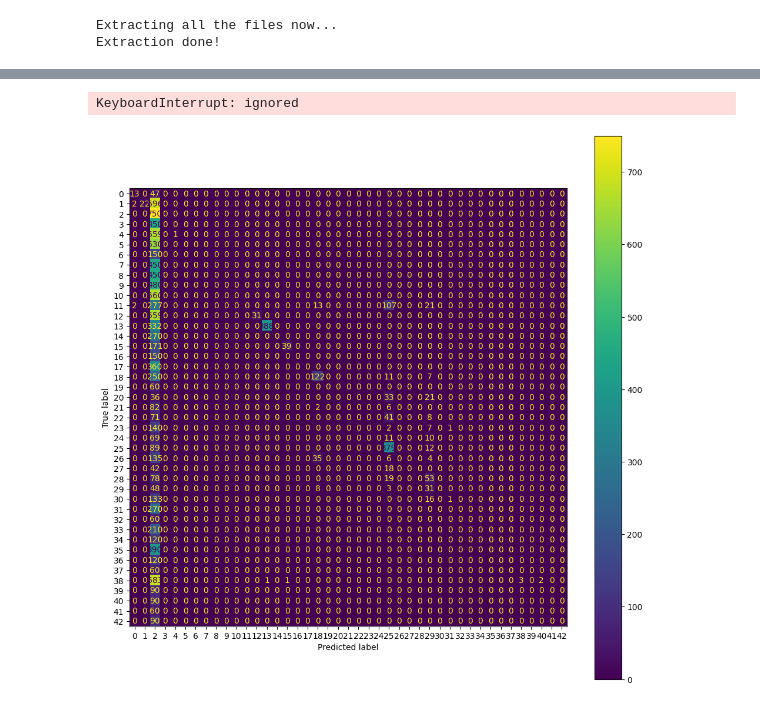
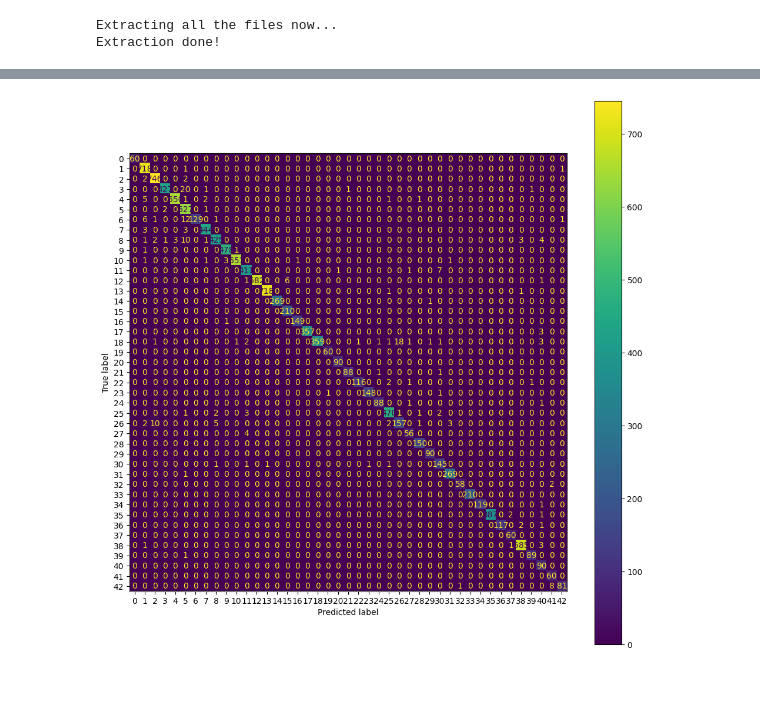
Before and after one commit to Kurtiadam/GTSRB, a Jupyter notebook: GTSRB.ipynb, the cells around one changed output, grey strips where cells are left out. Saved outputs shown, nothing was run; the diff lists cells and outputs as text; code cells hidden in the pictures.

```diff
--- a/GTSRB.ipynb
+++ b/GTSRB.ipynb
@@ -171,24 +157,8 @@ val_ds = tf.keras.utils.image_dataset_from_directory(
     batch_size = (VAL_BATCH_SIZE)
 )
 
-# Loading test set
-test_csv = pd.read_csv('/content/GTSRB_dataset/Test.csv')
-test_labels = (test_csv["ClassId"].values).tolist()
-test_ds = tf.keras.utils.image_dataset_from_directory(
-    TEST_SET_PATH,
-    image_size = (IMG_HEIGHT, IMG_WIDTH),
-    batch_size = (TEST_BATCH_SIZE),
-    labels = test_labels,
-    shuffle=False
-)
-
 # train_ds_iterator = train_ds.as_numpy_iterator()
 # batch = train_ds_iterator.next()
-
-# fig, ax = plt.subplots(ncols = 4, figsize = (20,20))
-# for idx, img in enumerate(batch[0][:4]):
-#   ax[idx].imshow(img.astype(int))
-#   ax[idx].title.set_text(batch[1][idx])
 # %% [output]
 Found 39209 files belonging to 43 classes.
 Using 31368 files for training.
@@ -274,9 +234,9 @@ Non-trainable params: 192
 _________________________________________________________________
 # %%
 # Training the model
-epochs=5
+epochs=20
 history = model.fit(
-  train_ds,
+  train_ds_aug,
   validation_data=val_ds,
   epochs=epochs,
   shuffle=True)
@@ -457,41 +328,16 @@ plt.show()
-# %%
-from tensorflow.python.training.saver import metrics
-# reading the CSV file
-test_csv = pd.read_csv('/content/GTSRB_dataset/Test.csv')
-test_img_paths = test_csv["Path"].values
-test_labels = test_csv["ClassId"].values
-int_test_labels = [int(label) for label in test_labels]
-cnt = 0
-ok_pred = 0
-test_images = []
-# Loading test data
-test_ds = []
-
-for img in test_img_paths:
-  image = tf.keras.utils.load_img(DATASET_PATH + '/' + img, target_size=(IMG_HEIGHT, IMG_WIDTH))
-  img_array = tf.keras.utils.img_to_array(image)
-  test_ds.append(np.array(img_array))
-
-X_test = np.array(test_ds)
-
-loss, accuracy = model.evaluate(X_test, test_labels, batch_size=TEST_BATCH_SIZE)
-print("Loss: {}, accuracy: {:.5f}% on test images." .format(loss,accuracy*100))
-# %% [output]
-KeyboardInterrupt: ignored
 # %%
 from sklearn.metrics import confusion_matrix, ConfusionMatrixDisplay
 
-test_labels_short = test_labels[:1001]
 cm = confusion_matrix(test_labels, prediction_set)
 
 disp = ConfusionMatrixDisplay(confusion_matrix=cm, display_labels=classes)
 disp.plot()
 fig = disp.figure_
 fig.set_figwidth(12)
 fig.set_figheight(12)
 plt.show()
 # %% [output]
-[figure, old version]
+[figure, new version]
 # %%
 from sklearn.metrics import classification_report
 
```
Also changed, not shown: parts of 19 cells of this notebook.
